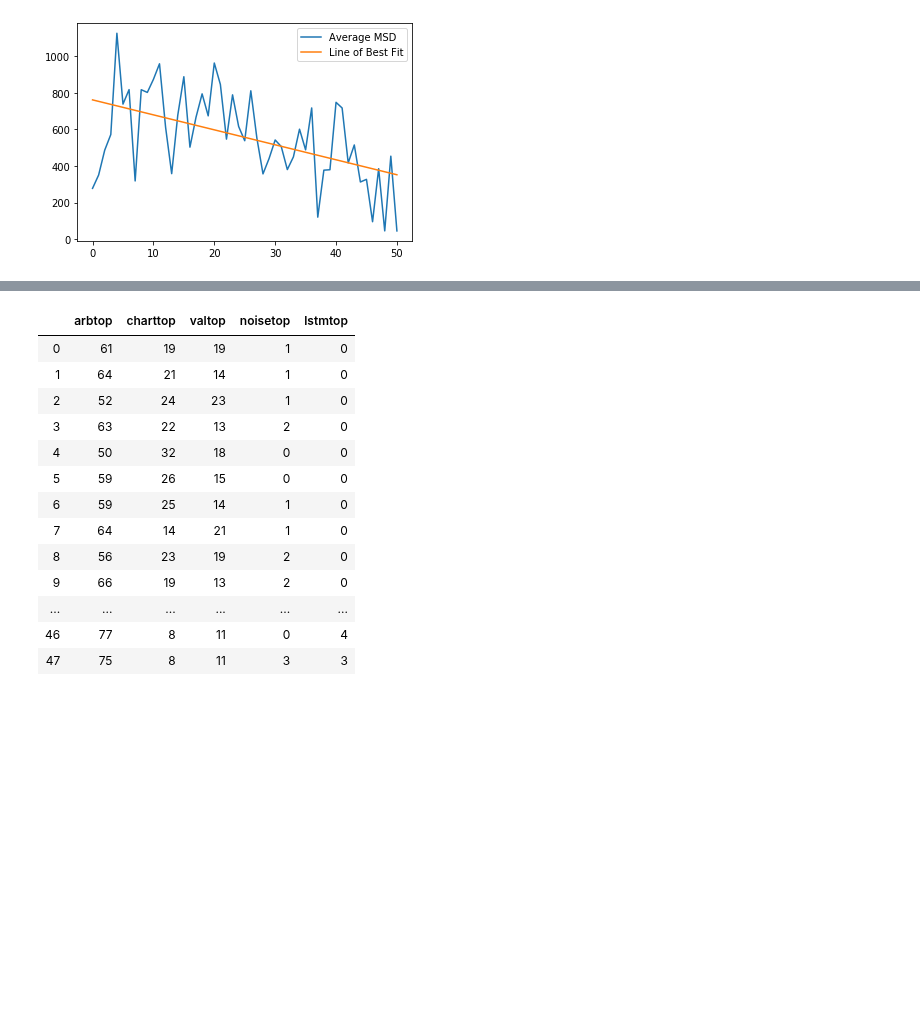
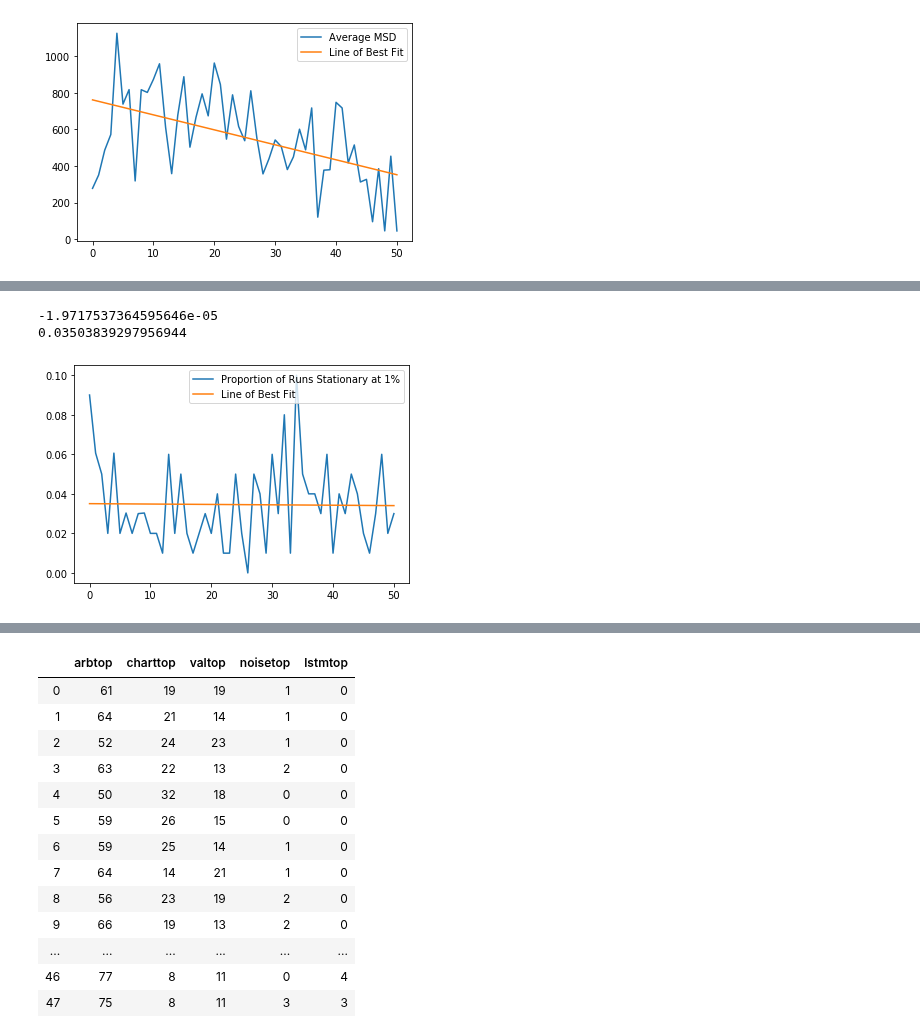
Before and after one commit to karansgarg/rae_repo, a Jupyter notebook: analysis.ipynb, the cells around one changed output, grey strips where cells are left out. Drawn from its saved outputs; the diff is of its cells as text; code cells hidden in the pictures; blank space fills up the shorter version.

```diff
--- a/analysis.ipynb
+++ b/analysis.ipynb
@@ -294,0 +387,11 @@ plt.plot(gendata.index, gendata["volume"])
+# %%
+plt.plot(gendata.index, gendata["stat_prop1"], label="Proportion of Runs Stationary at 1%")
+m, b = np.polyfit(gendata.index, gendata["stat_prop1"], 1)
+plt.plot(gendata.index, m*gendata.index + b, label="Line of Best Fit")
+plt.legend()
+print(m)
+print(b)
+# %% [output]
+-1.9717537364595646e-05
+0.03503839297956944
+[figure, added]
```
Also changed, not shown: parts of 46 cells of this notebook, 5 other files.
